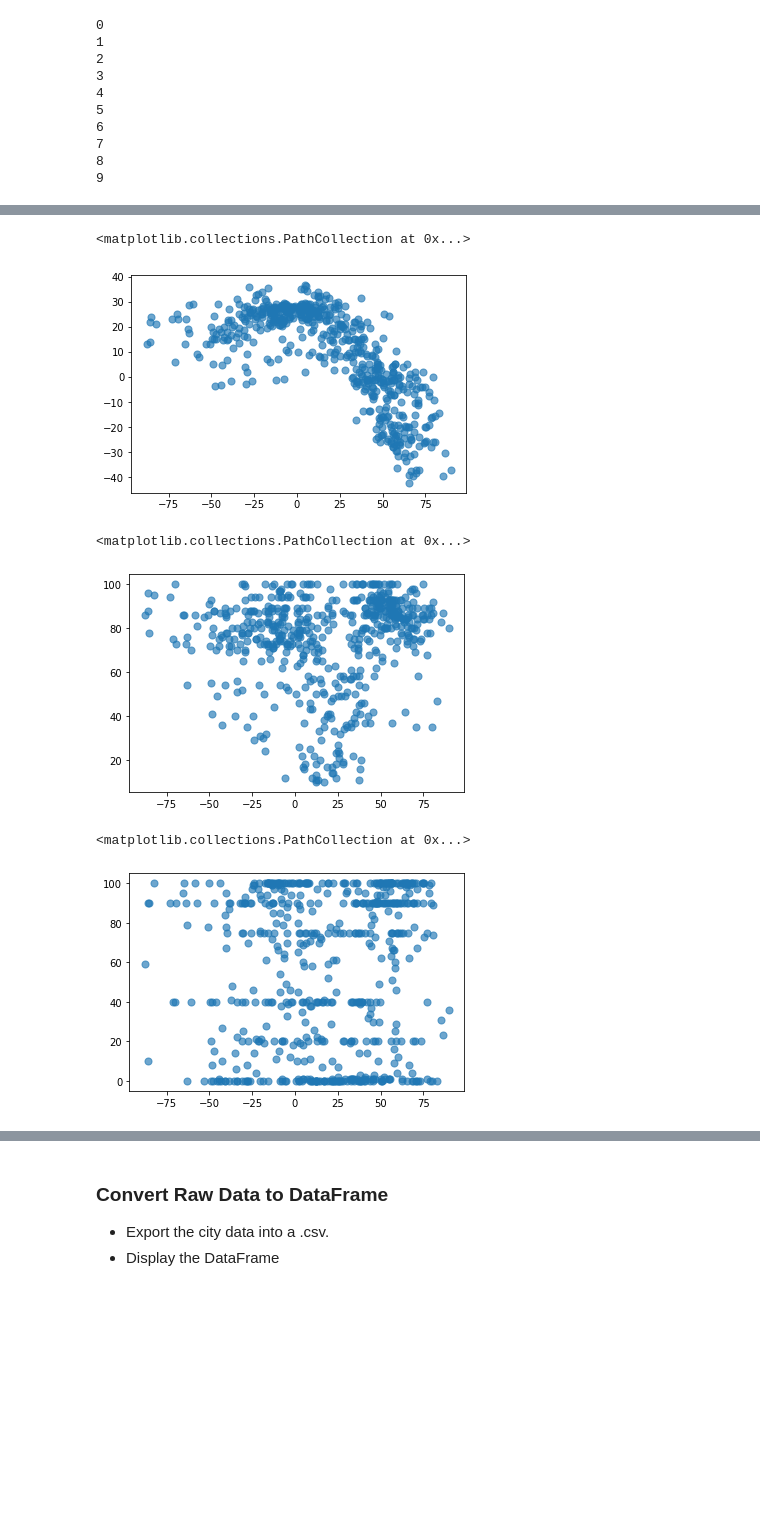
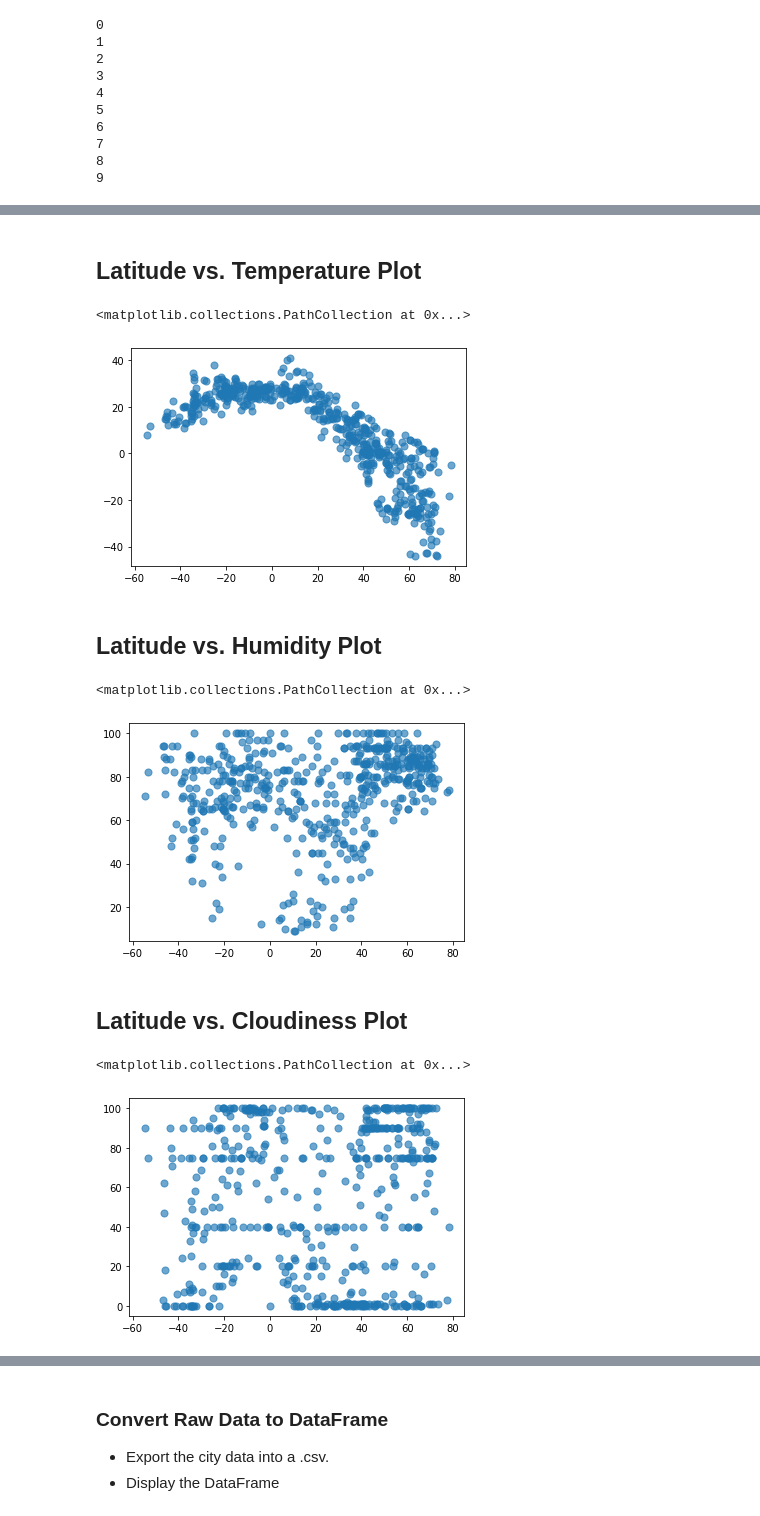
Before and after one commit to jMacProd/python-api-challenge3, a Jupyter notebook: WeatherPy/WeatherPy.ipynb, the cells around one changed output, grey strips where cells are left out. Drawn from its saved outputs; the diff is of its cells as text; code cells hidden in the pictures; blank space fills up the shorter version.

```diff
--- a/WeatherPy/WeatherPy.ipynb
+++ b/WeatherPy/WeatherPy.ipynb
@@ -504,0 +537,4 @@ print(len(wind))
+# %%
+#Drop original Lat and Long columns
+cityweather = coordsunique.drop(columns=["Latitiude", "Longitude"])
+cityweather
@@ -505,11 +555,13 @@ print(len(wind))
 # %%
 # Add new colums to df
 
-coordsunique['Country'] = country
-coordsunique['Date'] = datetime
-coordsunique['Temperature'] = temps
-coordsunique['Humidity'] = humid
-coordsunique['Cloudiness'] = cloud
-coordsunique['Wind Speed'] = wind
-coordsunique
+cityweather['Country'] = country
+cityweather["Latitude"] = latnew
+cityweather["Longitude"] = longnew
+cityweather['Date'] = datetime
+cityweather['Temperature'] = temps
+cityweather['Humidity'] = humid
+cityweather['Cloudiness'] = cloud
+cityweather['Wind Speed'] = wind
+cityweather
 # %% [output]
@@ -529,4 +581,4 @@ coordsunique
 # %%
-coordsunique.dropna(inplace= True)
-coordsunique
+cityweather.dropna(inplace= True)
+cityweather
 # %% [output]
@@ -546,5 +598,4 @@ coordsunique
 # %%
-coordsunique = coordsunique.rename(columns={"Latitiude":"Latitude"})
-coordsunique.index=range(0,len(coordsunique))
-coordsunique.head()
+cityweather.index=range(0,len(cityweather))
+cityweather.head()
 # %% [output]
@@ -596,3 +651,5 @@ coordsunique.head()
+# %% [markdown]
+## Latitude vs. Temperature Plot
 # %%
 #SCATTER PLOT REAL
     #Temperature vs. Latitude scatterplot
@@ -601,10 +658,12 @@ coordsunique.head()
         #To make a neat x axis labels
 
 xlat = np.arange(-90, 90+1, 10)
-plt.scatter(coordsunique["Latitude"], coordsunique["Temperature"], s=50, alpha=0.65)
+plt.scatter(cityweather["Latitude"], cityweather["Temperature"], s=50, alpha=0.65)
 # %% [output]
 <matplotlib.collections.PathCollection at 0x...>
-[figure, old version]
+[figure, new version]
+# %% [markdown]
+## Latitude vs. Humidity Plot
 # %%
 #SCATTER PLOT REAL
     #Humidity vs. Latitude scatterplot
@@ -613,19 +672,21 @@ plt.scatter(coordsunique["Latitude"], coordsunique["Temperature"], s=50, alpha=0
         #To make a neat x axis labels
 
 xlat = np.arange(-90, 90+1, 10)
-plt.scatter(coordsunique["Latitude"], coordsunique["Humidity"], s=50, alpha=0.65)
+plt.scatter(cityweather["Latitude"], cityweather["Humidity"], s=50, alpha=0.65)
 # %% [output]
 <matplotlib.collections.PathCollection at 0x...>
-[figure, old version]
+[figure, new version]
+# %% [markdown]
+## Latitude vs. Cloudiness Plot
 # %%
 #SCATTER PLOT REAL
     #Cloudiness vs. Latitude scatterplot
         #x-axis Latitude
         #y-axis Temperature
         #To make a neat x axis labels
 
 xlat = np.arange(-90, 90+1, 10)
-plt.scatter(coordsunique["Latitude"], coordsunique["Cloudiness"], s=50, alpha=0.65)
+plt.scatter(cityweather["Latitude"], cityweather["Cloudiness"], s=50, alpha=0.65)
 # %% [output]
 <matplotlib.collections.PathCollection at 0x...>
-[figure, old version]
+[figure, new version]
```
Also changed, not shown: parts of 28 cells of this notebook, 1 other file.
